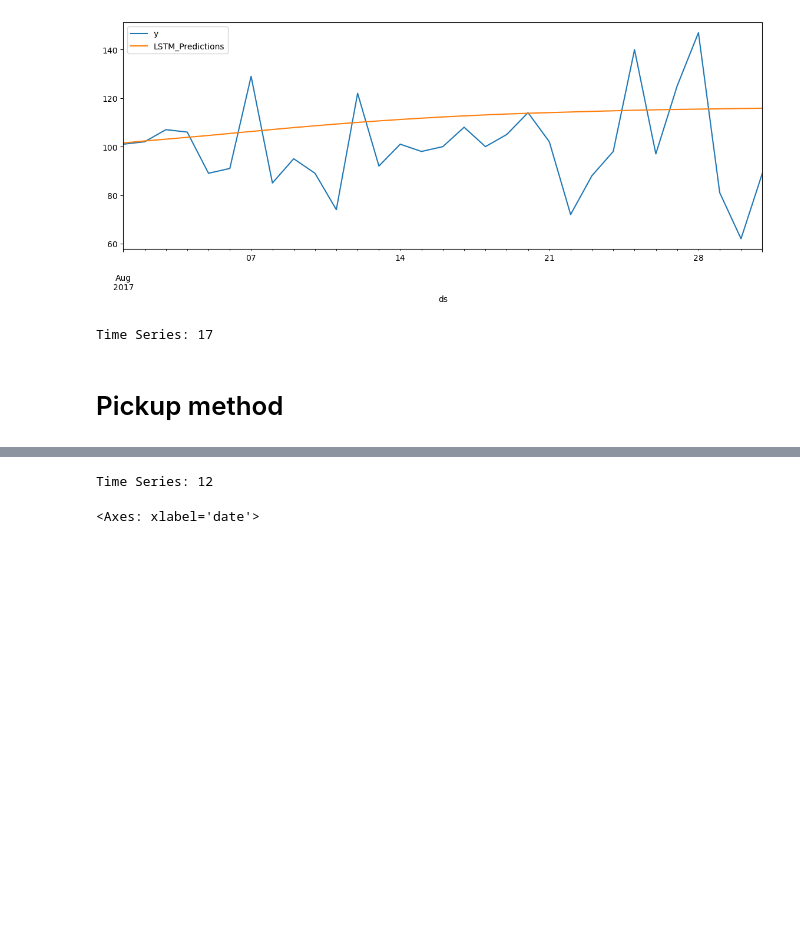
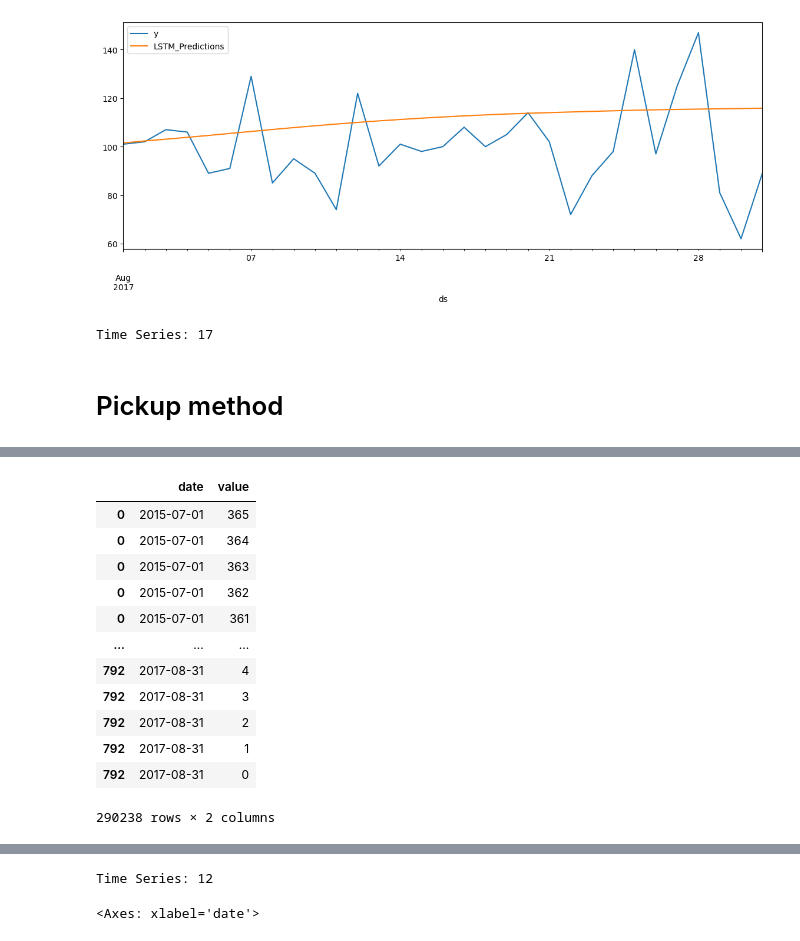
Before and after one commit to yuchenyeh/Machine-Learning-with-Python, a Jupyter notebook: demand_forecast.ipynb, the cells around one changed output, grey strips where cells are left out. Cells and saved outputs as stored; diff of their text form; code cells hidden in the pictures; blank space fills up the shorter version.

```diff
--- a/demand_forecast.ipynb
+++ b/demand_forecast.ipynb
@@ -439,15 +458,24 @@ df['lead_time2'] = np.where(df["lead_time"] >365,365, df["lead_time"])
 # %%
-booking_matrix = df.loc[df['date']<'2017-08-01'].groupby(['date','lead_time2'])['hotel'].count().reset_index()
-booking_matrix = booking_matrix.sort_values(['date', 'lead_time2'], ascending=[True, False])
-booking_matrix['Cumsum'] = booking_matrix.groupby(['date'])['hotel'].transform(pd.Series.cumsum)
 date_index = df.groupby("date")['hotel'].count().reset_index()
 date_index['max'] = 365
 date_index['min'] = 0
-df1 = date_index.loc[date_index.index.repeat(date_index['max'].sub(date_index['min']) + 1)]
+date_index = date_index.loc[date_index.index.repeat(date_index['max'].sub(date_index['min']) + 1)]
+date_index['value'] = date_index['min'].add(date_index.groupby(level=0).cumcount())
+date_index = date_index.drop(columns=['hotel','max','min'])
+date_index = date_index.sort_values(['date', 'value'], ascending=[True, False])
 
-df1['value'] = df1['min'].add(df1.groupby(level=0).cumcount())
-df1 = df1.drop(columns=['hotel','max','min'])
-df1 = df1.sort_values(['date', 'value'], ascending=[True, False])
-final_df =df1.merge(booking_matrix, left_on=['date','value'], right_on=['date','lead_time2'], how='left')
-final_df['Cumsum2']= final_df.groupby('date')['Cumsum'].ffill()
-final_df['Cumsum2']= final_df['Cumsum2'].fillna(0)
+date_index
+# %% [output]
+|  | date | value |
+| 0 | 2015-07-01 | 365 |
+| 0 | 2015-07-01 | 364 |
+| 0 | 2015-07-01 | 363 |
+| 0 | 2015-07-01 | 362 |
+| 0 | 2015-07-01 | 361 |
+| ... | ... | ... |
+| 792 | 2017-08-31 | 4 |
+| 792 | 2017-08-31 | 3 |
+| 792 | 2017-08-31 | 2 |
+| 792 | 2017-08-31 | 1 |
+| 792 | 2017-08-31 | 0 |
+290238 rows × 2 columns
```
Also changed, not shown: parts of 14 cells of this notebook, 1 other file.
